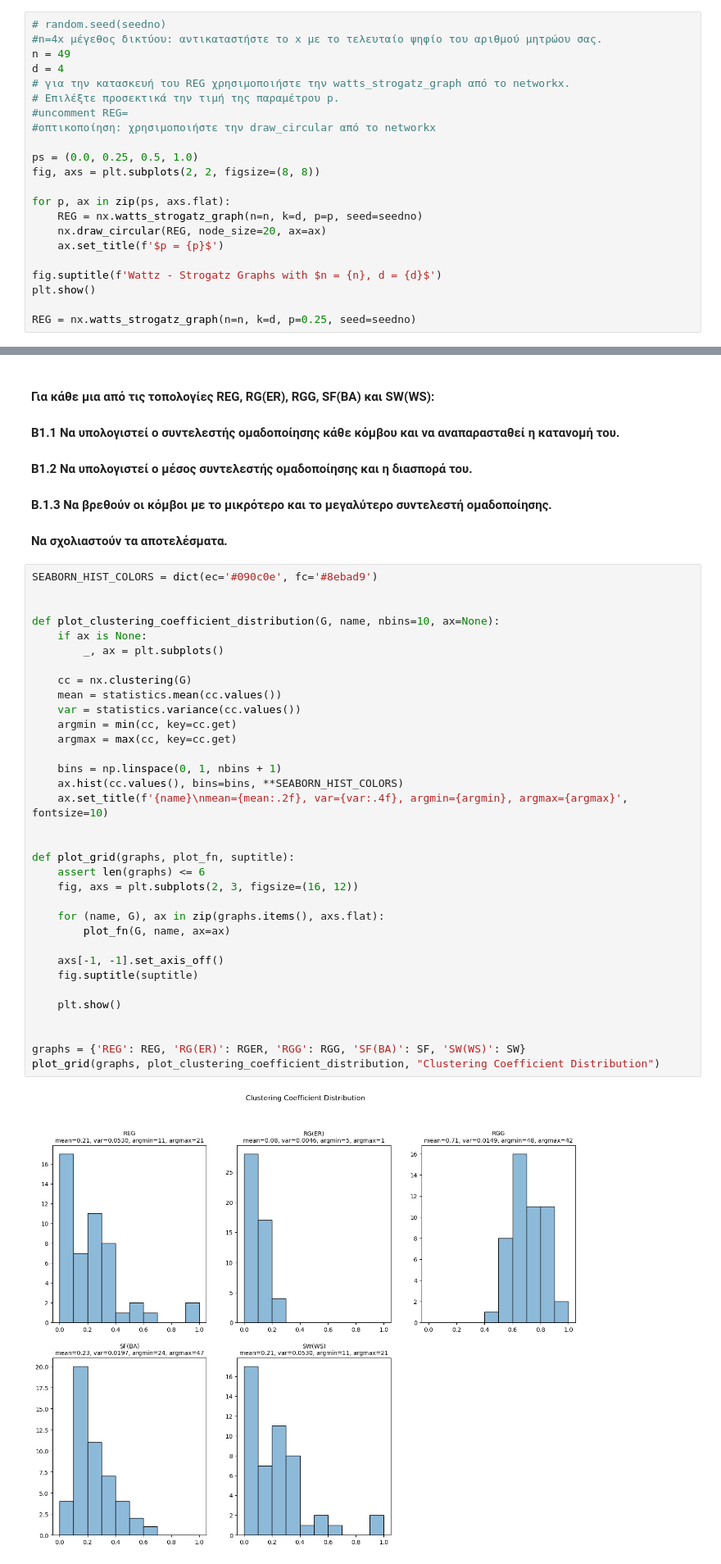
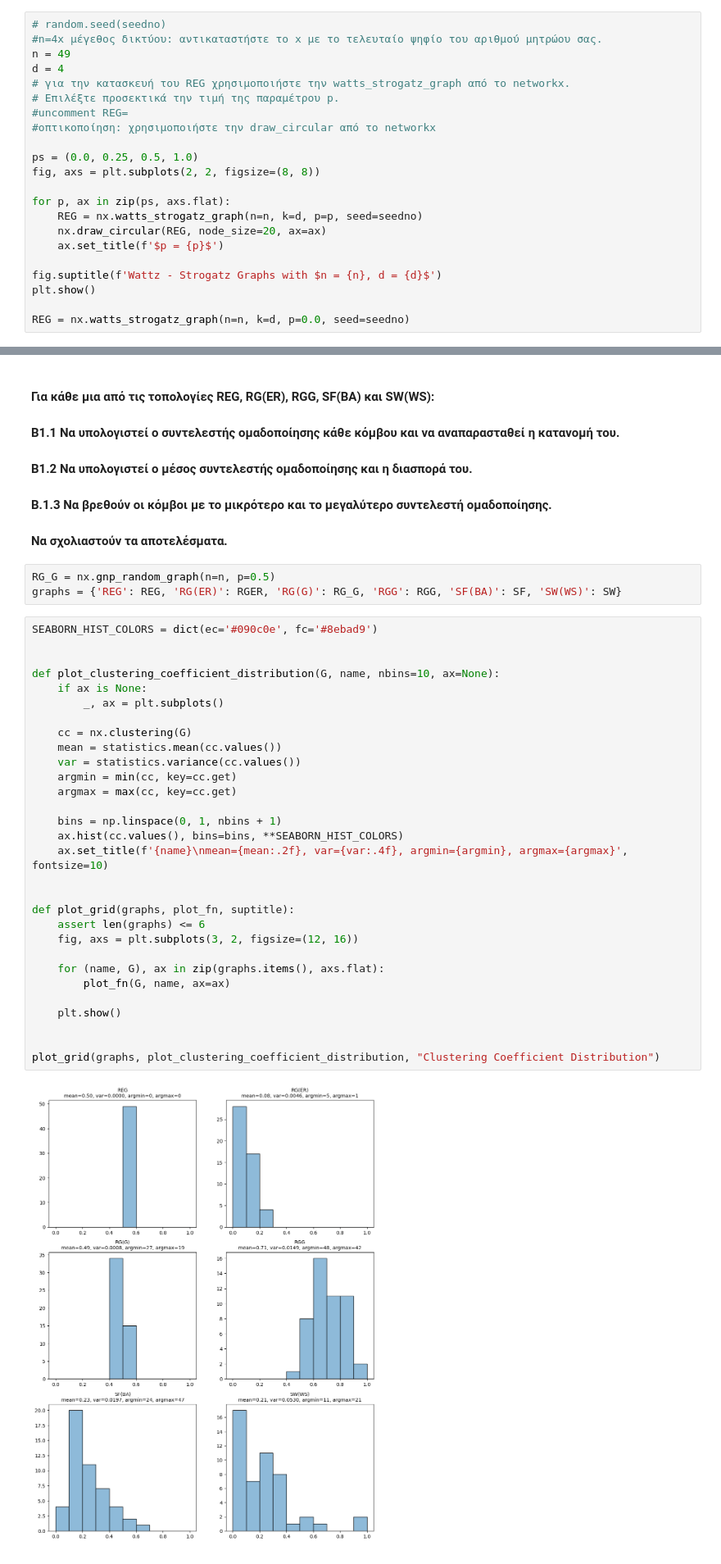
Before and after one commit to k-papadakis/social-network-analysis, a Jupyter notebook: lab1/lab1_student_version.ipynb, the cells around one changed output, grey strips where cells are left out. Shown at 82% size. Drawn from its saved outputs; the diff is of its cells as text.

```diff
--- a/lab1/lab1_student_version.ipynb
+++ b/lab1/lab1_student_version.ipynb
@@ -111,7 +115,7 @@ for p, ax in zip(ps, axs.flat):
 fig.suptitle(f'Wattz - Strogatz Graphs with $n = {n}, d = {d}$')
 plt.show()
 
-REG = nx.watts_strogatz_graph(n=n, k=d, p=0.25, seed=seedno)
+REG = nx.watts_strogatz_graph(n=n, k=d, p=0.0, seed=seedno)
 # %% [output]
 [figure]
 # %% [markdown]
@@ -215,42 +218,41 @@ plt.show()
 #### Β1.2  Να υπολογιστεί ο μέσος συντελεστής ομαδοποίησης και η διασπορά του.
 #### Β.1.3 Να βρεθούν οι κόμβοι με το μικρότερο και το μεγαλύτερο συντελεστή ομαδοποίησης.
 #### Να σχολιαστούν τα αποτελέσματα.
+# %%
+RG_G = nx.gnp_random_graph(n=n, p=0.5)
+graphs = {'REG': REG, 'RG(ER)': RGER, 'RG(G)': RG_G, 'RGG': RGG, 'SF(BA)': SF, 'SW(WS)': SW}
 # %%
 SEABORN_HIST_COLORS = dict(ec='#090c0e', fc='#8ebad9')
 
 
 def plot_clustering_coefficient_distribution(G, name, nbins=10, ax=None):
     if ax is None:
         _, ax = plt.subplots()
 
     cc = nx.clustering(G)
     mean = statistics.mean(cc.values())
     var = statistics.variance(cc.values())
     argmin = min(cc, key=cc.get)
     argmax = max(cc, key=cc.get)
 
     bins = np.linspace(0, 1, nbins + 1)
     ax.hist(cc.values(), bins=bins, **SEABORN_HIST_COLORS)
     ax.set_title(f'{name}\nmean={mean:.2f}, var={var:.4f}, argmin={argmin}, argmax={argmax}', fontsize=10)
 
 
 def plot_grid(graphs, plot_fn, suptitle):
     assert len(graphs) <= 6
-    fig, axs = plt.subplots(2, 3, figsize=(16, 12))
+    fig, axs = plt.subplots(3, 2, figsize=(12, 16))
 
     for (name, G), ax in zip(graphs.items(), axs.flat):
         plot_fn(G, name, ax=ax)
 
-    axs[-1, -1].set_axis_off()
-    fig.suptitle(suptitle)
-
     plt.show()
 
 
-graphs = {'REG': REG, 'RG(ER)': RGER, 'RGG': RGG, 'SF(BA)': SF, 'SW(WS)': SW}
 plot_grid(graphs, plot_clustering_coefficient_distribution, "Clustering Coefficient Distribution")
 # %% [output]
-[figure, old version]
+[figure, new version]
 # %% [markdown]
 ### Β2. Μέσο μήκος μονοπατιού - Διάμετρος - Ακτίνα γράφου
 # %% [markdown]
```
Also changed, not shown: parts of 20 cells of this notebook.
